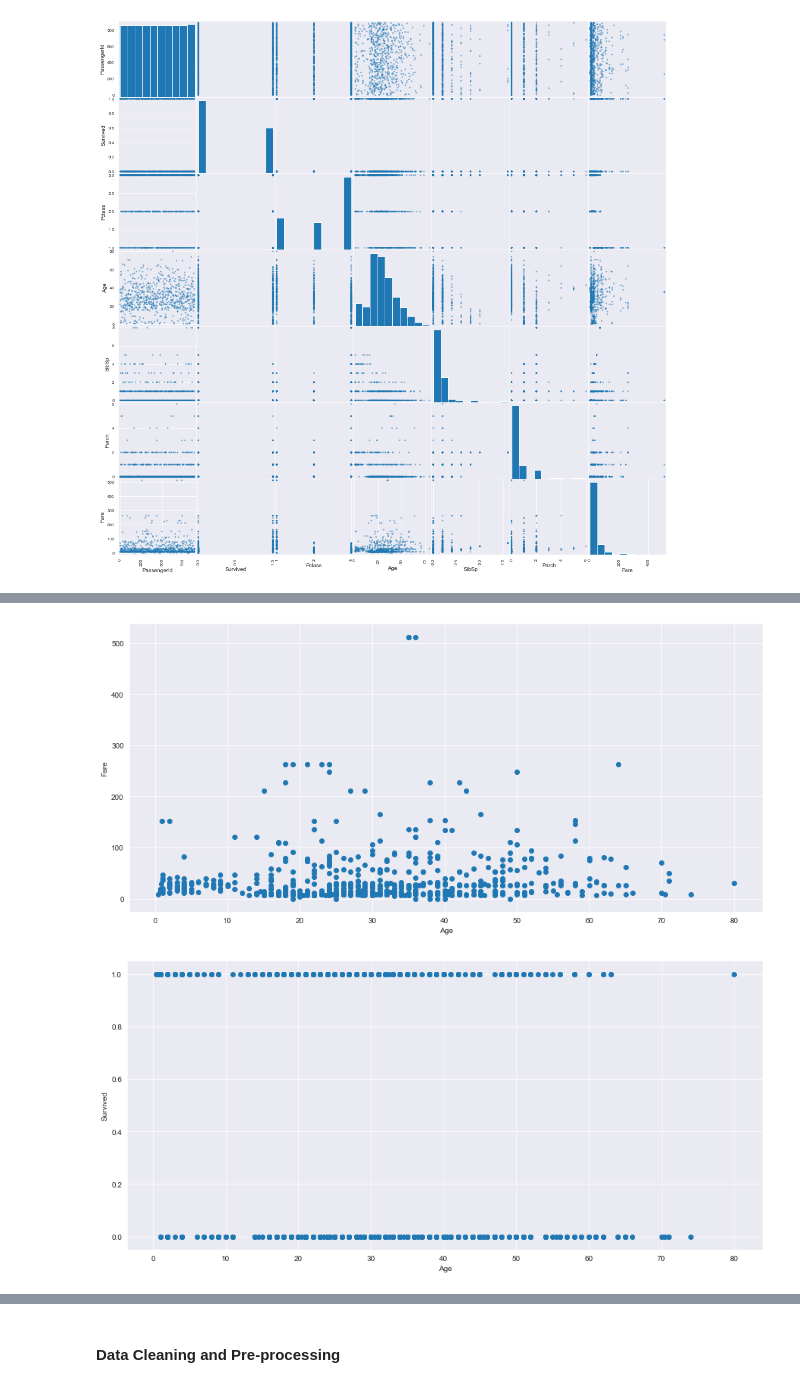
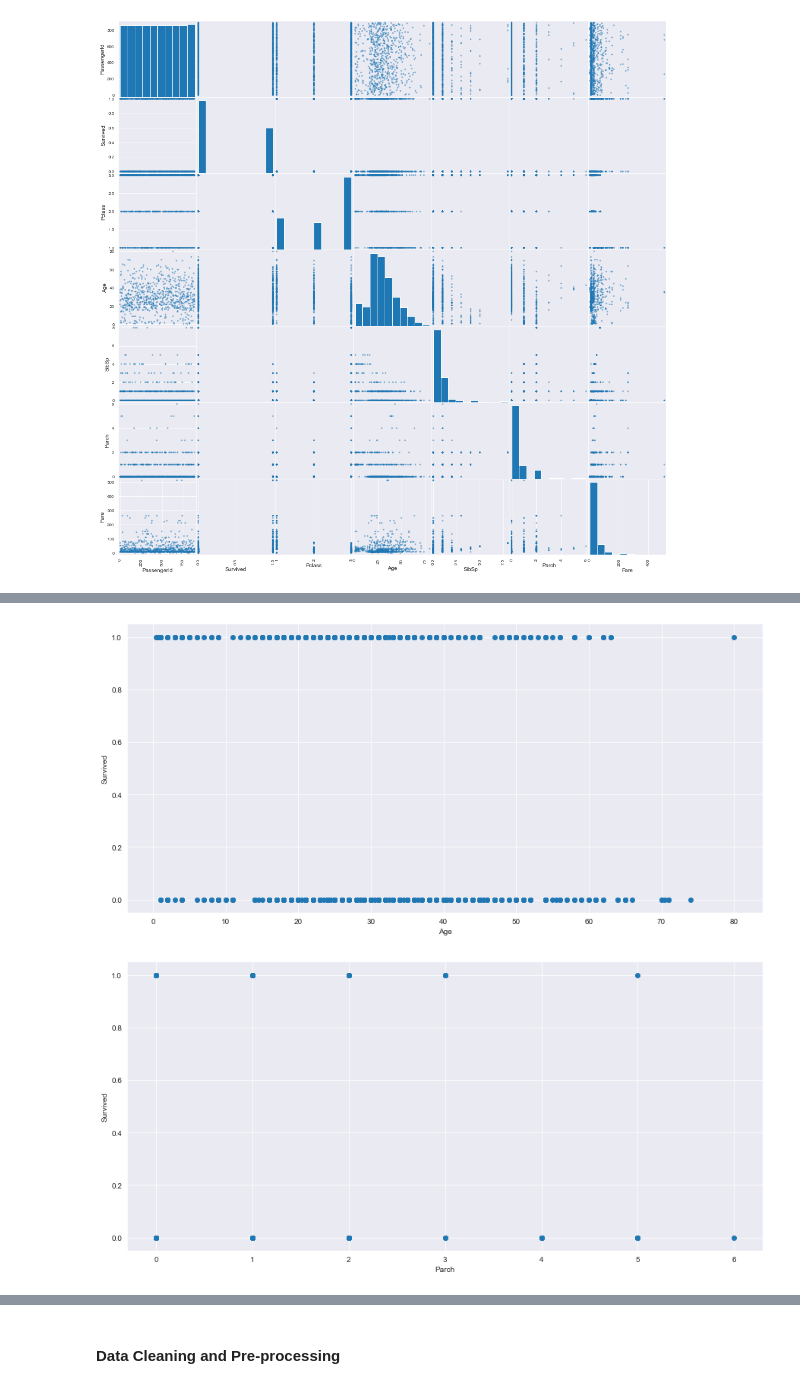
Before and after one commit to okoriechinonso1/Titanic_data_analysis-_repo, a Jupyter notebook: titanic_analysis.ipynb, the cells around one changed output, grey strips where cells are left out. Cells and saved outputs as stored; diff of their text form; code cells hidden in the pictures.

```diff
--- a/titanic_analysis.ipynb
+++ b/titanic_analysis.ipynb
@@ -309,26 +350,26 @@ pyplot.show()
 # %%
 # Scatter plot
 fig, ax = plt.subplots(figsize = (15,7))
-ax.scatter(dF['Age'], dF['Fare'])
+ax.scatter(dF['Age'],dF['Survived'])
 
 # x-axis label
 ax.set_xlabel('Age')
 
 # y-axis label
-ax.set_ylabel('Fare')
+ax.set_ylabel('Survived')
 plt.show()
 # %% [output]
-[figure, old version]
+[figure, new version]
 # %%
 # Scatter plot
 fig, ax = plt.subplots(figsize = (15,7))
-ax.scatter(dF['Age'], dF['Survived'])
+ax.scatter(dF['Parch'], dF['Survived'])
 
 # x-axis label
-ax.set_xlabel('Age')
+ax.set_xlabel('Parch')
 
 # y-axis label
 ax.set_ylabel('Survived')
 plt.show()
 # %% [output]
-[figure, old version]
+[figure, new version]
```
Also changed, not shown: parts of 48 cells of this notebook.
